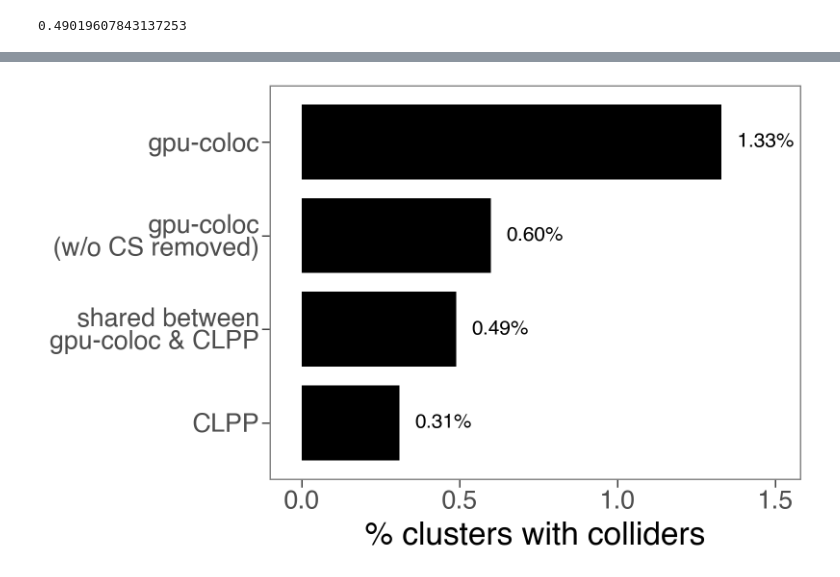
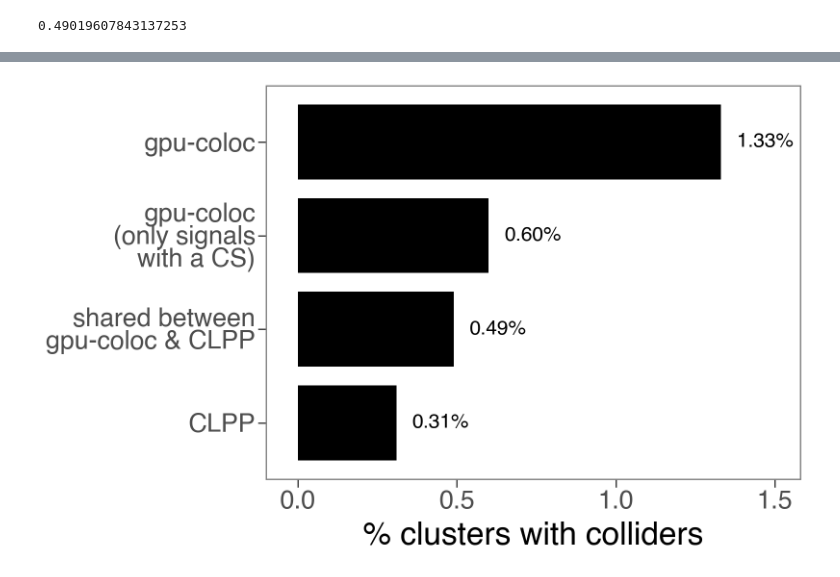
Before and after one commit to AlasooLab/gpu-coloc-manuscript, a Jupyter notebook: code/FigureS3.ipynb, the cells around one changed output, grey strips where cells are left out. Cells and saved outputs as stored; diff of their text form; code cells hidden in the pictures.

```diff
--- a/code/FigureS3.ipynb
+++ b/code/FigureS3.ipynb
@@ -606,32 +622,32 @@ from plotnine import *
 import pandas as pd
 
 d = {
     "gpu-coloc": 1.33,
-    "gpu-coloc\n (w/o CS removed)": 0.6,
+    "gpu-coloc\n(only signals\nwith a CS)": 0.6,
     "CLPP": 0.31,
     "shared between\ngpu-coloc & CLPP": 0.49
 }
 
 df = (pd.DataFrame(d.items(), columns=['index', 'value'])
         .sort_values('value', ascending=True))
 df['index'] = pd.Categorical(df['index'], categories=df['index'], ordered=True)
 df['label'] = df['value'].apply(lambda x: f'{x:.2f}%')
 
 gap = 0.05
 pad = 0.2
 
 (
     ggplot(df, aes(x='index', y='value'))
     + geom_bar(stat='identity', width=.8, fill='black')
 
 
     + geom_text(aes(label='label'),       ha='left',  nudge_y= gap, size=15)
 
     + coord_flip()
     + scale_y_continuous(expand=(0, 0.1 ,0, pad))
     + labs(x='', y='% clusters with colliders')
     + theme_bw(base_size=24)
     + theme(panel_grid=element_blank(), figure_size=(8, 5))
 )
 # %% [output]
-[figure, old version]
+[figure, new version]
```
Also changed, not shown: parts of 15 cells of this notebook, 4 other files.
